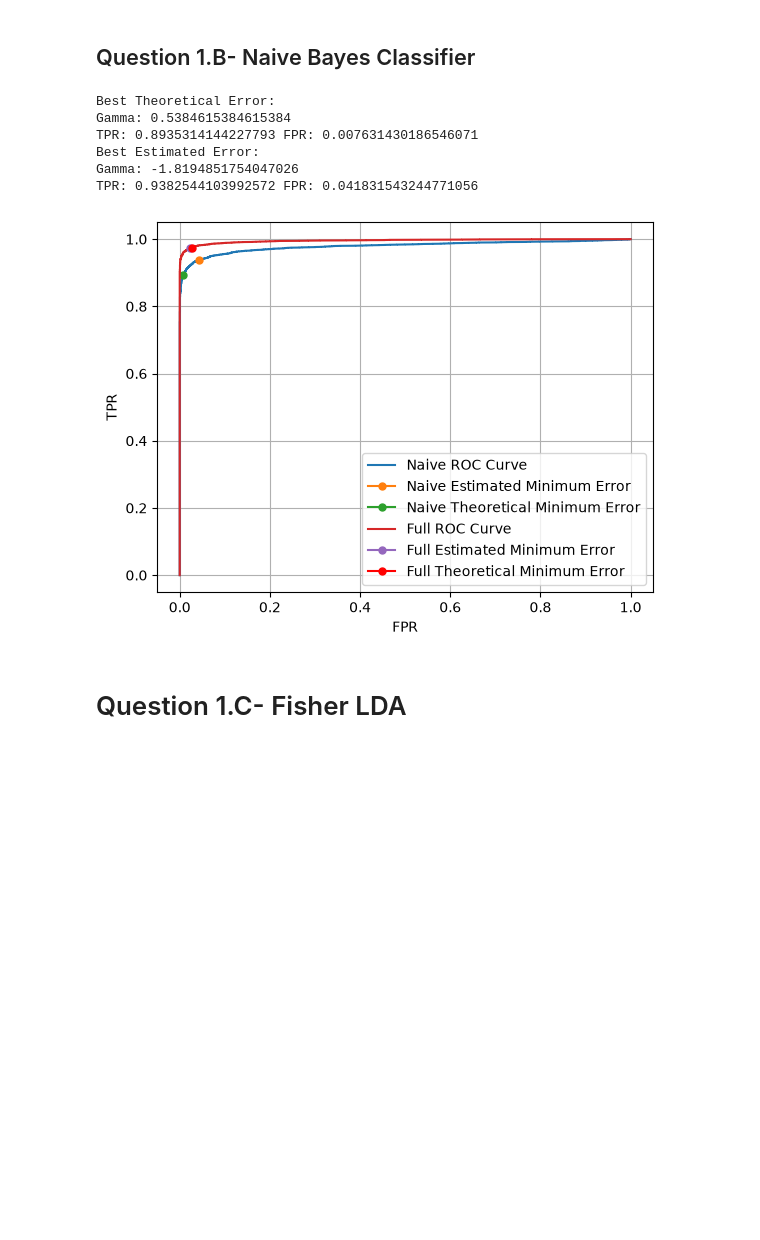
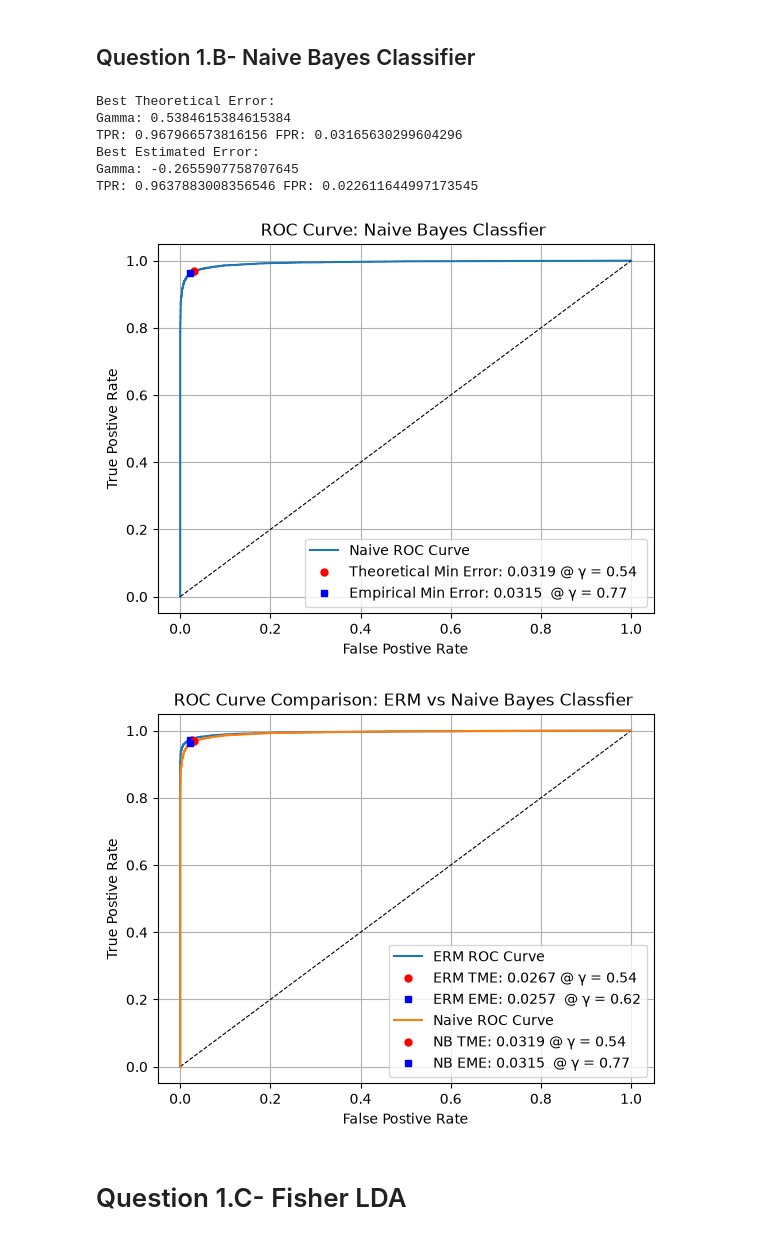
Before and after one commit to RonanEngel/EC5564_Assignments, a Jupyter notebook: Assignment_1/question_1.ipynb, the cells around one changed output. Cells and saved outputs as stored; diff of their text form; code cells hidden in the pictures; blank space fills up the shorter version.

```diff
--- a/Assignment_1/question_1.ipynb
+++ b/Assignment_1/question_1.ipynb
@@ -131,7 +142,10 @@ TPR: 0.9727638502011761 FPR: 0.022894290559638215
 # %%
 # ROC Curve Building
 
-q2_score = (multivariate_normal(dist_1_mu).logpdf(X_dist) - multivariate_normal(dist_0_mu).logpdf(X_dist))
+cov_0_naive = np.diag(np.diag(dist_0_cov))
+cov_1_naive = np.diag(np.diag(dist_1_cov))
+
+q2_score = (multivariate_normal(dist_1_mu, cov_1_naive).logpdf(X_dist) - multivariate_normal(dist_0_mu, cov_0_naive).logpdf(X_dist))
 thresholds = np.concatenate([[-np.inf], np.sort(q2_score), [np.inf]])
 
 TPR_naive, FPR_naive = [], []
@@ -145,62 +159,86 @@ for threshold in thresholds:
     Gamma_map_naive[threshold] = (np.mean(Decision[L == 1]), np.mean(Decision[L == 0]))
 
 
-# Theoretical Building of the Lowest Error
+# Theoretical Estimation of the Lowest Error
 
-P_error = class_0_prior / class_1_prior  # Theoretical lowest
-Decision = q2_score > np.log(P_error)
+naive_theo_gamma = class_0_prior / class_1_prior  # Theoretical lowest
+Decision = q2_score > np.log(naive_theo_gamma)
 theoretical_naive_fpr = float(np.mean(Decision[L == 0]))
 theoretical_naive_tpr = float(np.mean(Decision[L == 1]))
 print(f"Best Theoretical Error: ")
-print(f"Gamma: {P_error}")
+print(f"Gamma: {naive_theo_gamma}")
 print(f"TPR: {theoretical_naive_tpr} FPR: {theoretical_naive_fpr}")
+theoretical_naive_error = (theoretical_naive_fpr * class_0_prior + (1 - theoretical_naive_tpr) * class_1_prior)
 
 
-# Estimation of Lowest Erro
+# Empircal Estimation of Lowest Error
 
-error = np.inf
+naive_best_error = np.inf
 for t in thresholds:
     tpr, fpr = Gamma_map_naive[t]
     new_error = fpr * class_0_prior + (1-tpr) * class_1_prior
 
-    if new_error < error:
-        error = new_error
+    if new_error < naive_best_error:
+        naive_best_error = new_error
         best_gamma = t
         best_tpr_naive = tpr
         best_fpr_naive = fpr
 
 print(f"Best Estimated Error: ")
 print(f"Gamma: {best_gamma}")
 print(f"TPR: {best_tpr_naive} FPR: {best_fpr_naive} ")
 
 
-# Plotting of the Naive Bayseian Classifier
-plt.plot(FPR_naive, TPR_naive, label="Naive ROC Curve")
-plt.plot(best_fpr_naive, best_tpr_naive, marker='o', markersize=5, label='Naive Estimated Minimum Error')
-plt.plot(theoretical_naive_fpr, theoretical_naive_tpr, marker='o', markersize=5, label='Naive Theoretical Minimum Error')
+# Plotting just the Naive Classifier
 
+plt.plot(FPR_naive, TPR_naive, label = "Naive ROC Curve")
 
+plt.plot(theoretical_naive_fpr,theoretical_naive_tpr, 'ro', markersize=5, label=f'Theoretical Min Error: {round(theoretical_naive_error, 4)} @ γ = {round(naive_theo_gamma, 2)} ')
 
+plt.plot(best_fpr_naive, best_tpr_naive, 'bs', markersize=5, color='blue', label=f'Empirical Min Error: {round((naive_best_error), 4)}  @ γ = {round(np.exp(best_gamma), 2)}')
 
-# Full Bayseian Classifer for comparison
-plt.plot(FPR, TPR, label="Full ROC Curve")
-plt.plot(best_full_fpr, best_full_tpr, marker='o', markersize=5, label='Full Estimated Minimum Error')
-plt.plot(theoretical_full_fpr,theoretical_full_tpr, color='red', marker='o', markersize=5, label='Full Theoretical Minimum Error')
+plt.plot([0, 1], [0, 1], 'k--', linewidth=0.8)
 
-
-plt.xlabel("FPR")
-plt.ylabel("TPR")
+plt.title("ROC Curve: Naive Bayes Classfier ")
+plt.xlabel("False Postive Rate")
+plt.ylabel("True Postive Rate")
 plt.legend()
 plt.grid(True)
 plt.show()
+
+# Comparison Between Naive Classifier and ERM Classifier
+
+
+plt.plot(FPR, TPR, label = "ERM ROC Curve")
+
+plt.plot(theoretical_full_fpr,theoretical_full_tpr, 'ro', markersize=5, label=f'ERM TME: {round(theory_error, 4)} @ γ = {round(gamma_theory, 2)} ')
+
+plt.plot(emp_full_fpr, emp_full_tpr, 'bs', markersize=5, color='blue', label=f'ERM EME: {round((emperical_error), 4)}  @ γ = {round(np.exp(emp_gamma), 2)}')
+
+plt.plot([0, 1], [0, 1], 'k--', linewidth=0.8)
+
+plt.plot(FPR_naive, TPR_naive, label = "Naive ROC Curve")
+
+plt.plot(theoretical_naive_fpr,theoretical_naive_tpr, 'ro', markersize=5, label=f'NB TME: {round(theoretical_naive_error, 4)} @ γ = {round(naive_theo_gamma, 2)} ')
+
+plt.plot(best_fpr_naive, best_tpr_naive, 'bs', markersize=5, color='blue', label=f'NB EME: {round((naive_best_error), 4)}  @ γ = {round(np.exp(best_gamma), 2)}')
+
+
+plt.title("ROC Curve Comparison: ERM vs Naive Bayes Classfier ")
+plt.xlabel("False Postive Rate")
+plt.ylabel("True Postive Rate")
+plt.legend()
+plt.grid(True)
+plt.show()
 # %% [output]
 Best Theoretical Error:
 Gamma: 0.5384615384615384
-TPR: 0.8935314144227793 FPR: 0.007631430186546071
+TPR: 0.967966573816156 FPR: 0.03165630299604296
 Best Estimated Error:
-Gamma: -1.8194851754047026
-TPR: 0.9382544103992572 FPR: 0.041831543244771056
+Gamma: -0.2655907758707645
+TPR: 0.9637883008356546 FPR: 0.022611644997173545
-[figure, old version]
+[figure, new version]
+[figure, added]
 # %% [markdown]
 # Question 1.C- Fisher LDA
 # %%
```
Also changed, not shown: parts of 2 cells of this notebook, 17 other files.
